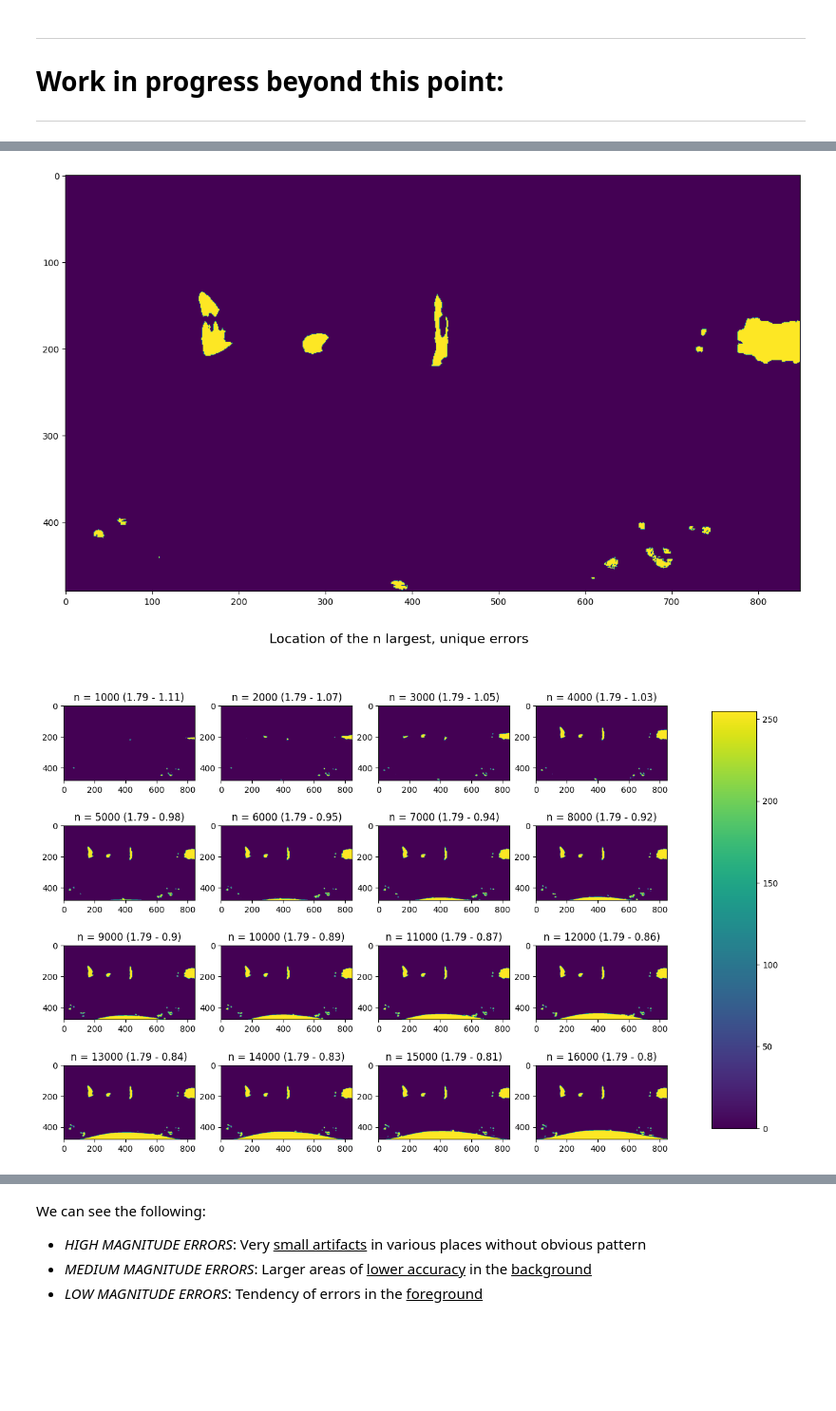
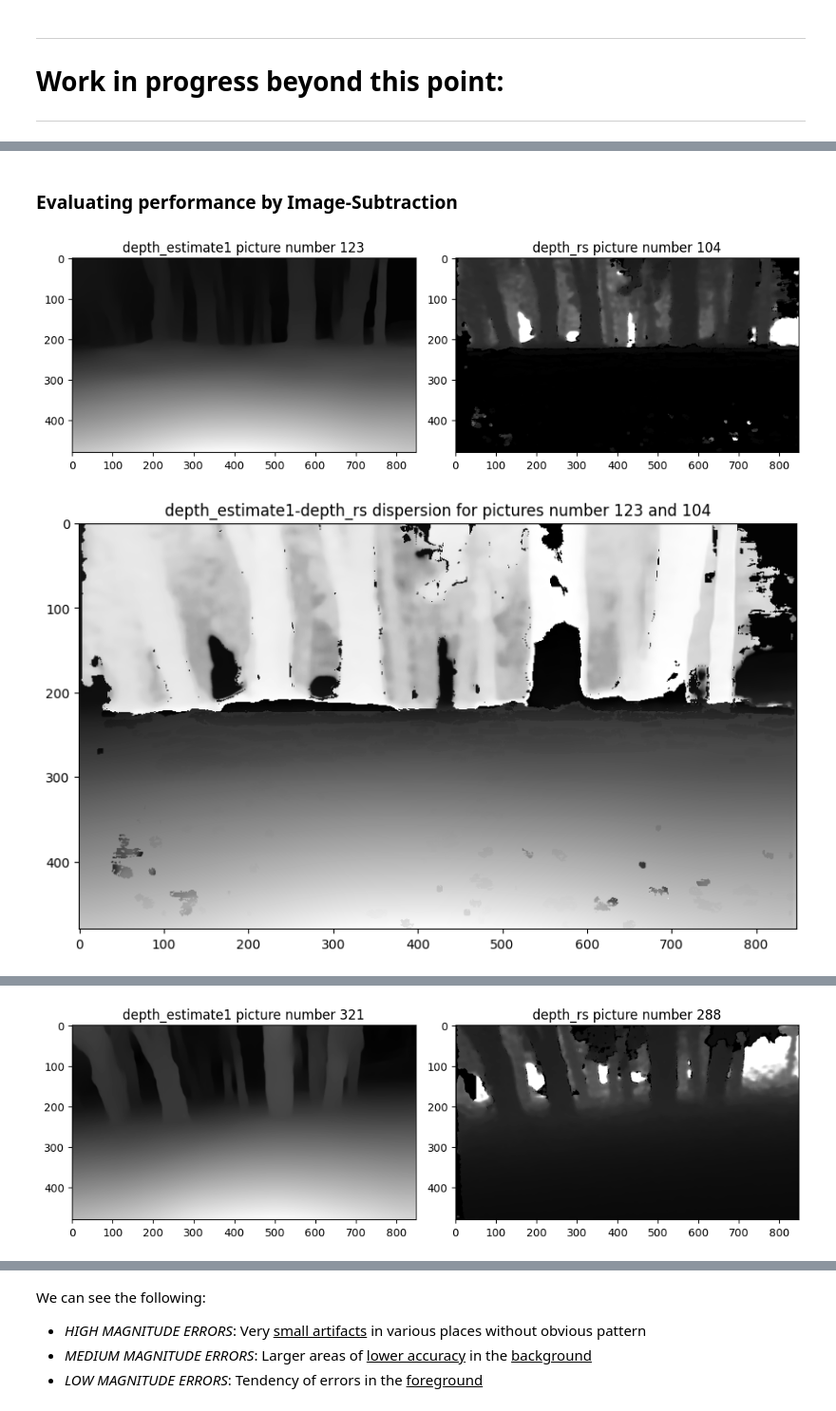
Before and after one commit to rwittmuess/Monocular_Depth_Estimation_Performance, a Jupyter notebook: eval_performance.ipynb, the cells around one changed output, grey strips where cells are left out. Shown at 95% size. Cells and saved outputs as stored; diff of their text form; code cells hidden in the pictures; blank space fills up the shorter version.

```diff
--- a/eval_performance.ipynb
+++ b/eval_performance.ipynb
@@ -232,56 +191,15 @@ plt.show()
-# %%
-error_matrix = difference_pic
-
-# Find the unique values in the array
-unique_values = np.unique(error_matrix)
-
-# Sort the unique values in descending order and get the 10 largest ones
-largest_values = np.sort(unique_values)[::-1][:3500]
-
-# Create a Boolean mask that sets the largest 10 unique values to True
-mask = np.isin(error_matrix, largest_values)
-
-difference_pic_zero_extremes = np.zeros_like(error_matrix)
-difference_pic_zero_extremes[mask] = 255
-
-
-fig = plt.figure(figsize =(15, 15))
-plt.imshow(difference_pic_zero_extremes)
-plt.show()
-# %% [output]
-[figure, removed]
-# %%
-fig, axes = plt.subplots(nrows=4, ncols=4, figsize =(15, 10))
-for idx, ax in enumerate(axes.flat):
-
-    error_matrix = difference_pic
-
-    # Find the unique values in the array
-    unique_values = np.unique(error_matrix)
-
-    # Sort the unique values in descending order and get the 'largest_amount' largest ones
-    largest_amount = 1000*(idx+1)
-    largest_values = np.sort(unique_values)[::-1][:(largest_amount)]
-
-    # Create a Boolean mask that sets the largest 10 unique values to True
-    mask = np.isin(error_matrix, largest_values)
-
-    difference_pic_zero_extremes = np.zeros_like(error_matrix)
-    difference_pic_zero_extremes[mask] = 255
-
-    # fig = plt.figure(figsize =(15, 15))
-    roundingval = 2
-    text = "n = "+str(largest_amount) + " (" + str(round(largest_values[0],roundingval)) + " - " +str(round(largest_values[-1],roundingval)) + ")"
-    ax.set_title(text)
-
-    im = ax.imshow(difference_pic_zero_extremes, vmin=0, vmax=255)
-
-fig.subplots_adjust(right=0.8)
-cbar_ax = fig.add_axes([0.85, 0.15, 0.05, 0.7])
-fig.colorbar(im, cax=cbar_ax)
-
-fig.suptitle('Location of the n largest, unique errors', fontsize=16)
-plt.show()
-# plt.colorbar(label="error", orientation="horizontal")
-# %% [output]
-[figure, removed]
+# %% [markdown]
+### Evaluating performance by Image-Subtraction
+# %%
+# frame 1: estimate
+# frame 2: closest measurement
+for frame1_idx in [123,321]: # TODO: later we look at all frames
+    frame2_idx = eval_utils.get_closest_index(frame1_idx, timestamps_cam1, timestamps_camdepth)
+
+    eval_utils.create_parallel_plots(frame1_idx, frame2_idx, cam1depthestimate_key, camdepth_key, data_filename, test_run, model_type)
+    eval_utils.create_differencing_plot(frame1_idx, frame2_idx, data, cam1depthestimate_key, camdepth_key, test_run, model_type)
+
+    eval_utils.visualize_errors(frame1_idx, frame2_idx, data, cam1depthestimate_key, camdepth_key, test_run, model_type)
+# %% [output]
+[figure, added]
+[figure, added]
@@ -287,0 +207 @@ plt.show()
+[figure, added]
```
Also changed, not shown: parts of 23 cells of this notebook, 1 other file.
